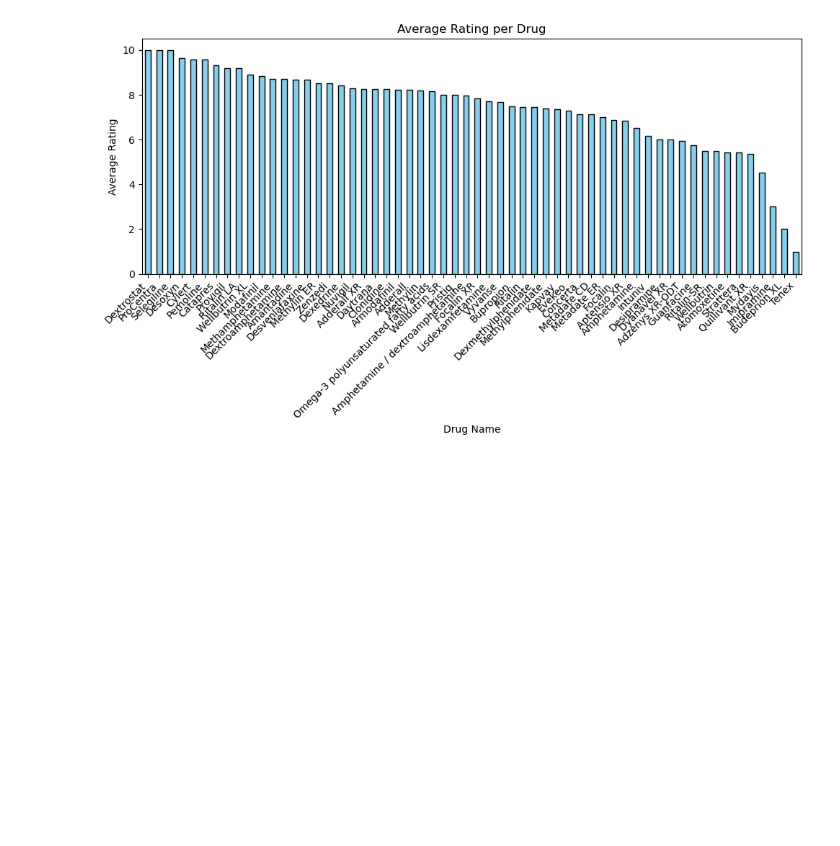
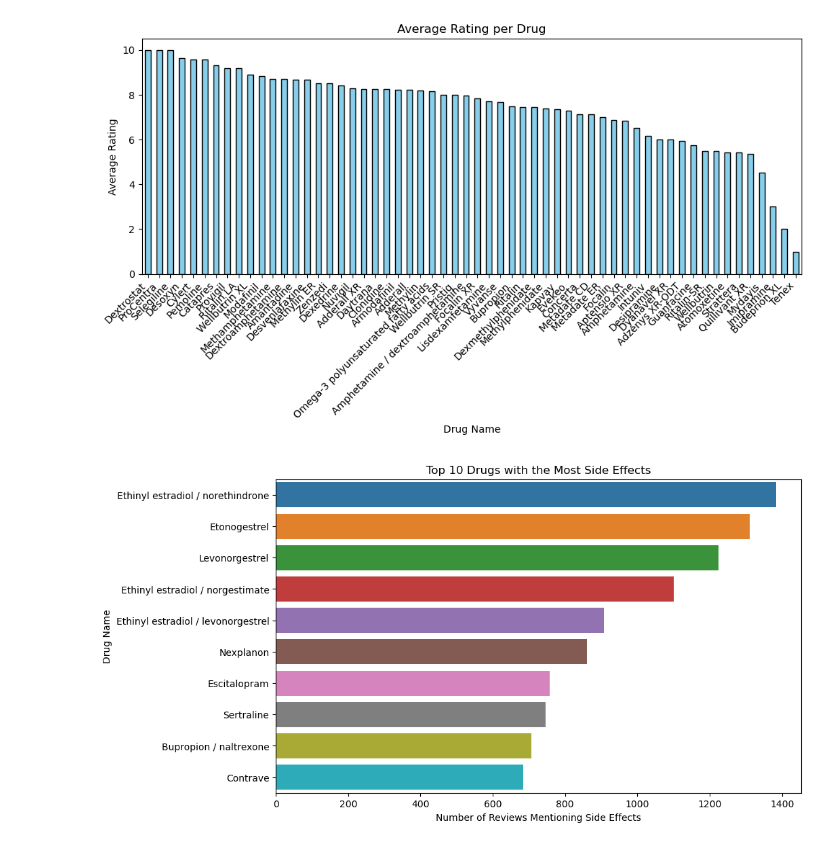
Before and after one commit to omarsagoo/drug-review-analysis, a Jupyter notebook: notebooks/drug_review_analysis.ipynb, the cells around one changed output. Saved outputs shown, nothing was run; the diff lists cells and outputs as text; code cells hidden in the pictures; blank space fills up the shorter version.

```diff
--- a/notebooks/drug_review_analysis.ipynb
+++ b/notebooks/drug_review_analysis.ipynb
@@ -155,3 +155,48 @@ plt.tight_layout()
 plt.show()
 # %% [output]
 [figure]
+# %%
+# Define keywords or phrases that commonly indicate side effects
+# Define keywords or phrases that commonly indicate side effects and negations
+side_effect_keywords = ['side effect', 'nausea', 'headache', 'dizziness', 'fatigue', 'vomiting', 'rash']
+no_side_effect_phrases = ['no side effect', 'without side effect', 'no nausea', 'no headache', 'no dizziness']
+
+# Create a function to check if the review mentions side effects or no side effects
+def check_side_effects(review):
+    review = review.lower()  # Convert the review to lowercase
+
+    # Check if any "no side effect" phrases are present first
+    if any(phrase in review for phrase in no_side_effect_phrases):
+        return 0  # No side effects
+
+    # Otherwise, check for the presence of side effect keywords
+    return 1 if any(keyword in review for keyword in side_effect_keywords) else 0
+
+#create a total data from the Drugs
+data_original = Drugs.data.original
+# Apply the function to the review text and create the 'side_effects' column
+data_original['side_effects'] = data_original['review'].apply(check_side_effects)
+
+# Check the distribution of the new target variable
+side_effect_counts = data_original['side_effects'].value_counts()
+#print(f"Side Effect Target Distribution:\n{side_effect_counts}")
+
+# Group by drug name and sum the 'side_effects' column to count how many reviews mention side effects for each drug
+side_effects_by_drug = data_original.groupby('drugName')['side_effects'].sum().reset_index()
+
+# Sort the results to find the drugs with the most side effects
+side_effects_by_drug_sorted = side_effects_by_drug.sort_values(by='side_effects', ascending=False)
+
+# Show the top 10 drugs with the most side effects
+#print("Top 10 Drugs with the Most Side Effects:")
+#print(side_effects_by_drug_sorted.head(10))
+
+# Optionally, plot the top 10 drugs with the most side effects
+plt.figure(figsize=(10, 6))
+sns.barplot(x='side_effects', y='drugName', data=side_effects_by_drug_sorted.head(10))
+plt.title('Top 10 Drugs with the Most Side Effects')
+plt.xlabel('Number of Reviews Mentioning Side Effects')
+plt.ylabel('Drug Name')
+plt.show()
+# %% [output]
+[figure, added]
```
Also changed, not shown: parts of 4 cells of this notebook, 1 other file.
